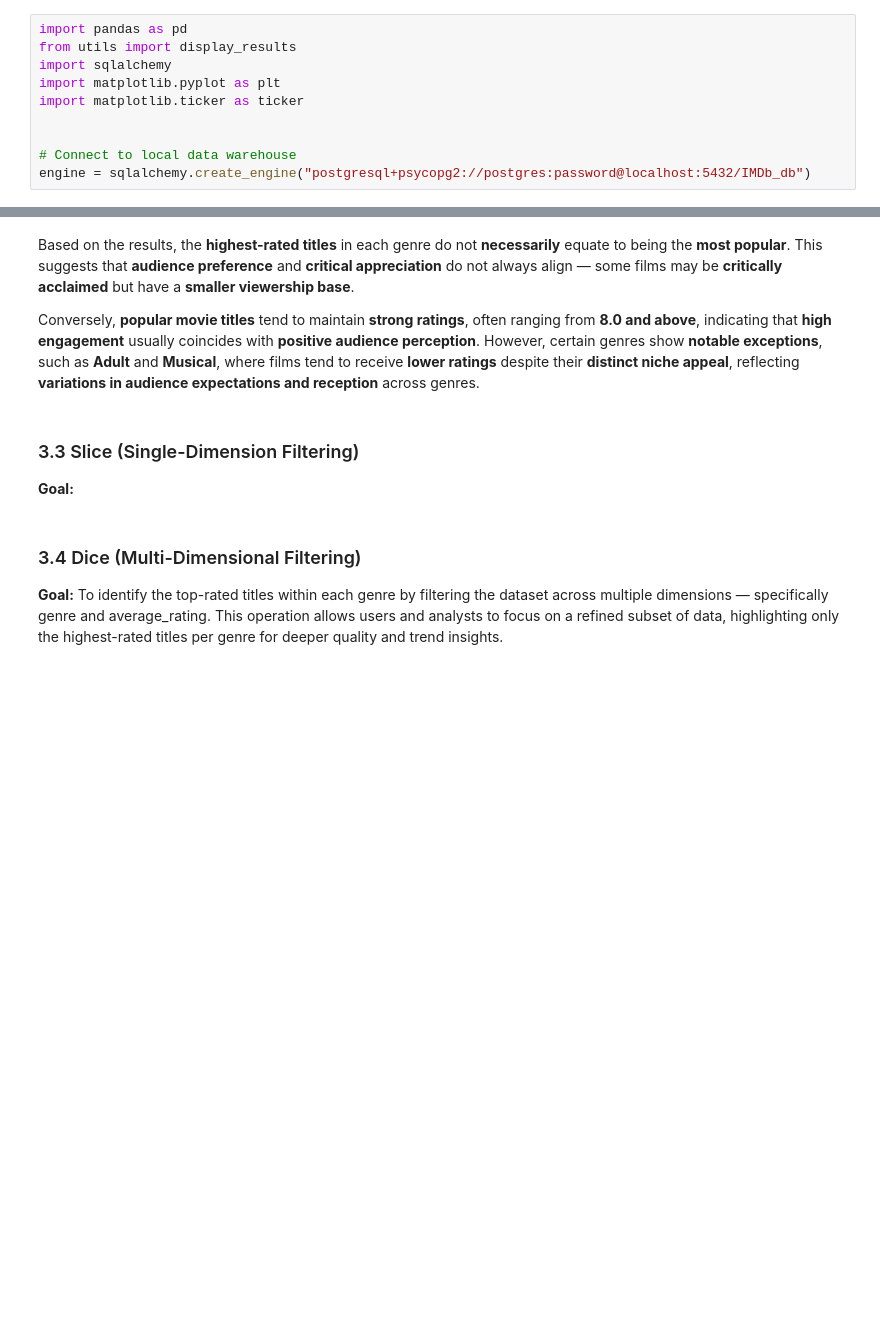
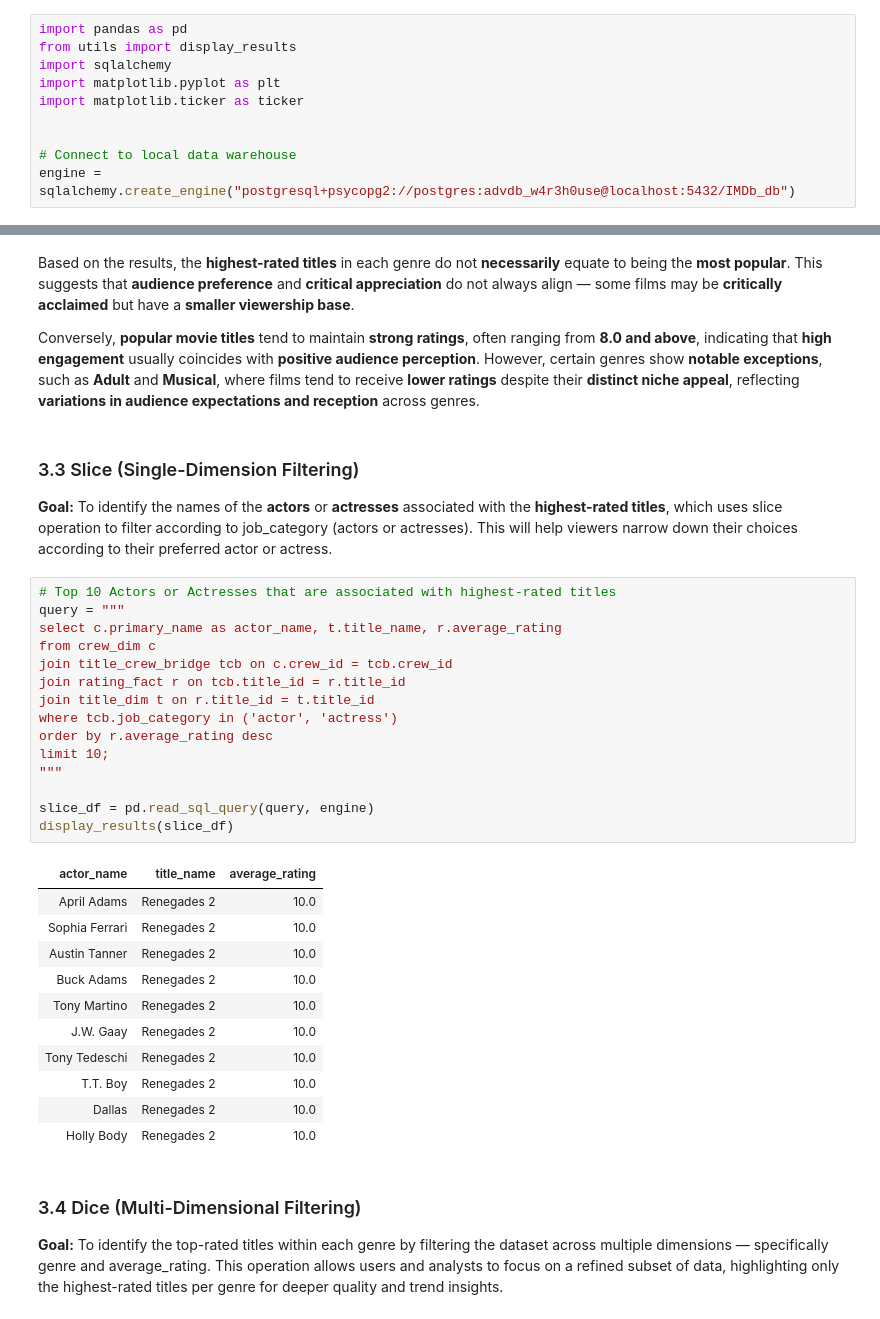
Before and after one commit to dredredre20/STADVDB-G12, a Jupyter notebook: mco_advdb.ipynb, the cells around one changed output, grey strips where cells are left out. Drawn from its saved outputs; the diff is of its cells as text; blank space fills up the shorter version.

Commit message:
Add slice operation query and result

```diff
--- a/mco_advdb.ipynb
+++ b/mco_advdb.ipynb
@@ -65,7 +65,7 @@ import matplotlib.ticker as ticker
 
 
 # Connect to local data warehouse
-engine = sqlalchemy.create_engine("postgresql+psycopg2://postgres:password@localhost:5432/IMDb_db")
+engine = sqlalchemy.create_engine("postgresql+psycopg2://postgres:advdb_w4r3h0use@localhost:5432/IMDb_db")
 # %% [markdown]
 ---
 # %% [markdown]
@@ -256,7 +256,34 @@ Conversely, **popular movie titles** tend to maintain **strong ratings**, often
 # %% [markdown]
 ### 3.3 Slice (Single-Dimension Filtering)
 
-**Goal:**
+**Goal:** To identify the names of the **actors** or **actresses** associated with the **highest-rated titles**, which uses slice operation to filter according to job_category (actors or actresses). This will help viewers narrow down their choices according to their preferred actor or actress.
+# %%
+# Top 10 Actors or Actresses that are associated with highest-rated titles
+query = """
+select c.primary_name as actor_name, t.title_name, r.average_rating
+from crew_dim c
+join title_crew_bridge tcb on c.crew_id = tcb.crew_id
+join rating_fact r on tcb.title_id = r.title_id
+join title_dim t on r.title_id = t.title_id
+where tcb.job_category in ('actor', 'actress')
+order by r.average_rating desc
+limit 10;
+"""
+
+slice_df = pd.read_sql_query(query, engine)
+display_results(slice_df)
+# %% [output]
+| actor_name | title_name | average_rating |
+| April Adams | Renegades 2 | 10.0 |
+| Sophia Ferrari | Renegades 2 | 10.0 |
+| Austin Tanner | Renegades 2 | 10.0 |
+| Buck Adams | Renegades 2 | 10.0 |
+| Tony Martino | Renegades 2 | 10.0 |
+| J.W. Gaay | Renegades 2 | 10.0 |
+| Tony Tedeschi | Renegades 2 | 10.0 |
+| T.T. Boy | Renegades 2 | 10.0 |
+| Dallas | Renegades 2 | 10.0 |
+| Holly Body | Renegades 2 | 10.0 |
 # %% [markdown]
 
 ### 3.4 Dice (Multi-Dimensional Filtering)
```
Also changed, not shown: 1 other file.
